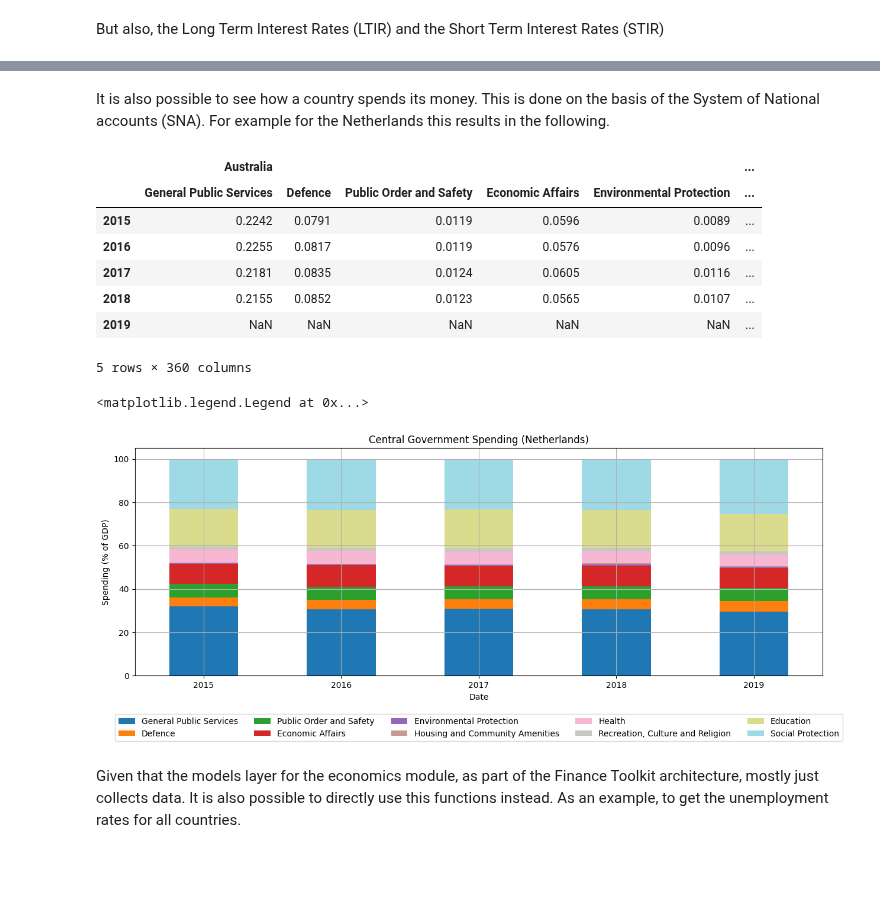
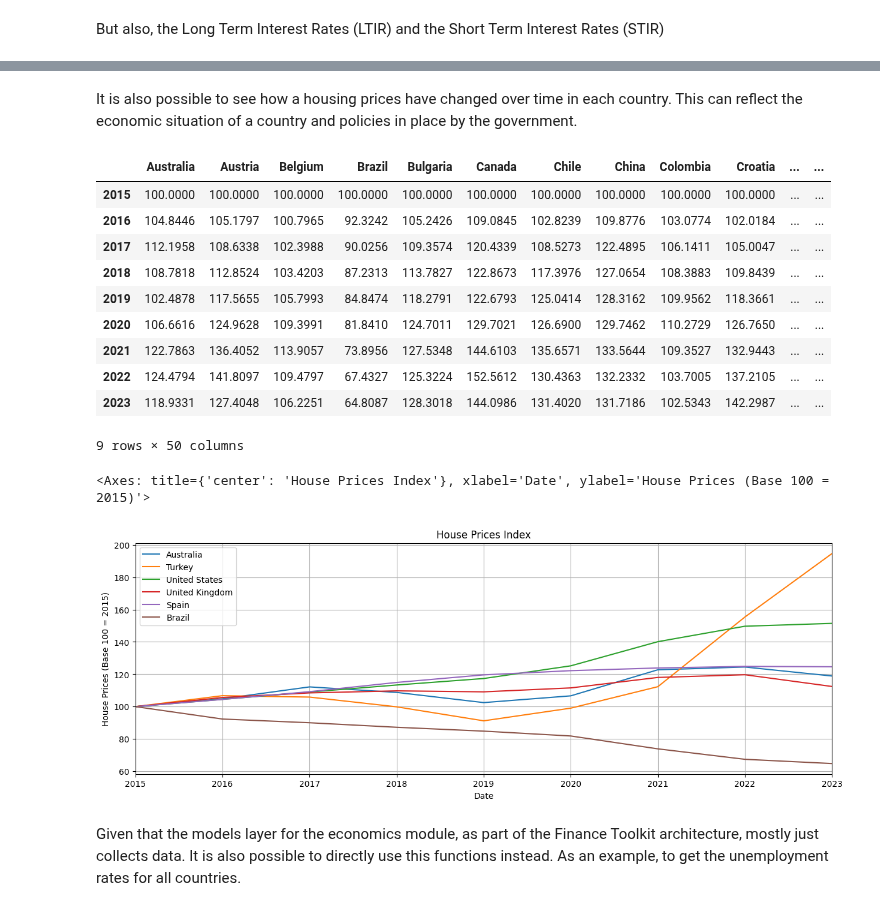
Before and after one commit to JerBouma/FinanceToolkit, a Jupyter notebook: examples/Finance Toolkit - 9. Economics Module.ipynb, the cells around one changed output, grey strips where cells are left out. Drawn from its saved outputs; the diff is of its cells as text; code cells hidden in the pictures; blank space fills up the shorter version.

Commit message:
Update the Economy example to reflect new changes

```diff
--- a/examples/Finance Toolkit - 9. Economics Module.ipynb
+++ b/examples/Finance Toolkit - 9. Economics Module.ipynb
@@ -146,35 +139,33 @@ short_term_interest_rates.loc[
 # %% [markdown]
-It is also possible to see how a country spends its money. This is done on the basis of the System of National accounts (SNA). For example for the Netherlands this results in the following.
+It is also possible to see how a housing prices have changed over time in each country. This can reflect the economic situation of a country and policies in place by the government.
 # %%
-import matplotlib.pyplot as plt
+house_prices = economics.get_house_prices()
 
-central_government_spending = economics.get_central_government_spending()
+display(house_prices)
 
-display(central_government_spending)
-
-(central_government_spending["Netherlands"] * 100).plot.bar(
+house_prices[
+    ["Australia", "Turkey", "United States", "United Kingdom", "Spain", "Brazil"]
+].plot(
     figsize=(15, 5),
-    colormap="tab20",
-    title="Central Government Spending (Netherlands)",
-    rot=0,
+    title="House Prices Index",
+    grid=True,
     xlabel="Date",
-    ylabel="Spending (% of GDP)",
-    grid=True,
-    stacked=True,
+    ylabel="House Prices (Base 100 = 2015)",
 )
-
-plt.legend(loc="upper center", bbox_to_anchor=(0.5, -0.15), ncols=5)
 # %% [output]
-|  | Australia |  |  |  |  | ... |
-|  | General Public Services | Defence | Public Order and Safety | Economic Affairs | Environmental Protection | ... |
-| 2015 | 0.2242 | 0.0791 | 0.0119 | 0.0596 | 0.0089 | ... |
-| 2016 | 0.2255 | 0.0817 | 0.0119 | 0.0576 | 0.0096 | ... |
-| 2017 | 0.2181 | 0.0835 | 0.0124 | 0.0605 | 0.0116 | ... |
-| 2018 | 0.2155 | 0.0852 | 0.0123 | 0.0565 | 0.0107 | ... |
-| 2019 | NaN | NaN | NaN | NaN | NaN | ... |
+|  | Australia | Austria | Belgium | Brazil | Bulgaria | Canada | Chile | China | Colombia | Croatia | ... | ... |
+| 2015 | 100.0000 | 100.0000 | 100.0000 | 100.0000 | 100.0000 | 100.0000 | 100.0000 | 100.0000 | 100.0000 | 100.0000 | ... | ... |
+| 2016 | 104.8446 | 105.1797 | 100.7965 | 92.3242 | 105.2426 | 109.0845 | 102.8239 | 109.8776 | 103.0774 | 102.0184 | ... | ... |
+| 2017 | 112.1958 | 108.6338 | 102.3988 | 90.0256 | 109.3574 | 120.4339 | 108.5273 | 122.4895 | 106.1411 | 105.0047 | ... | ... |
+| 2018 | 108.7818 | 112.8524 | 103.4203 | 87.2313 | 113.7827 | 122.8673 | 117.3976 | 127.0654 | 108.3883 | 109.8439 | ... | ... |
+| 2019 | 102.4878 | 117.5655 | 105.7993 | 84.8474 | 118.2791 | 122.6793 | 125.0414 | 128.3162 | 109.9562 | 118.3661 | ... | ... |
+| 2020 | 106.6616 | 124.9628 | 109.3991 | 81.8410 | 124.7011 | 129.7021 | 126.6900 | 129.7462 | 110.2729 | 126.7650 | ... | ... |
+| 2021 | 122.7863 | 136.4052 | 113.9057 | 73.8956 | 127.5348 | 144.6103 | 135.6571 | 133.5644 | 109.3527 | 132.9443 | ... | ... |
+| 2022 | 124.4794 | 141.8097 | 109.4797 | 67.4327 | 125.3224 | 152.5612 | 130.4363 | 132.2332 | 103.7005 | 137.2105 | ... | ... |
+| 2023 | 118.9331 | 127.4048 | 106.2251 | 64.8087 | 128.3018 | 144.0986 | 131.4020 | 131.7186 | 102.5343 | 142.2987 | ... | ... |
-5 rows × 360 columns
+9 rows × 50 columns
-<matplotlib.legend.Legend at 0x...>
+<Axes: title={'center': 'House Prices Index'}, xlabel='Date', ylabel='House Prices (Base 100 = 2015)'>
-[figure, old version]
+[figure, new version]
 # %% [markdown]
 Given that the models layer for the economics module, as part of the Finance Toolkit architecture, mostly just collects data. It is also possible to directly use this functions instead. As an example, to get the unemployment rates for all countries.
 # %%
```
Also changed, not shown: parts of 4 cells of this notebook.
